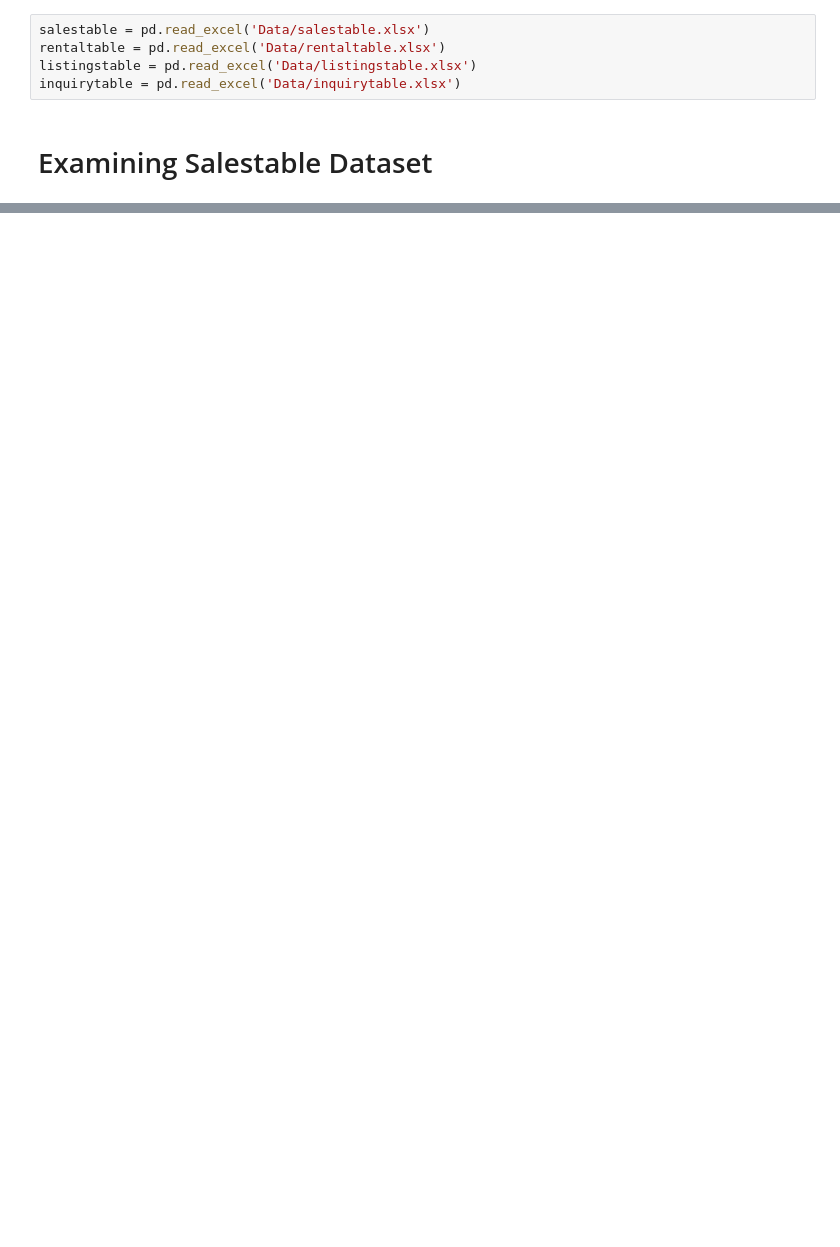
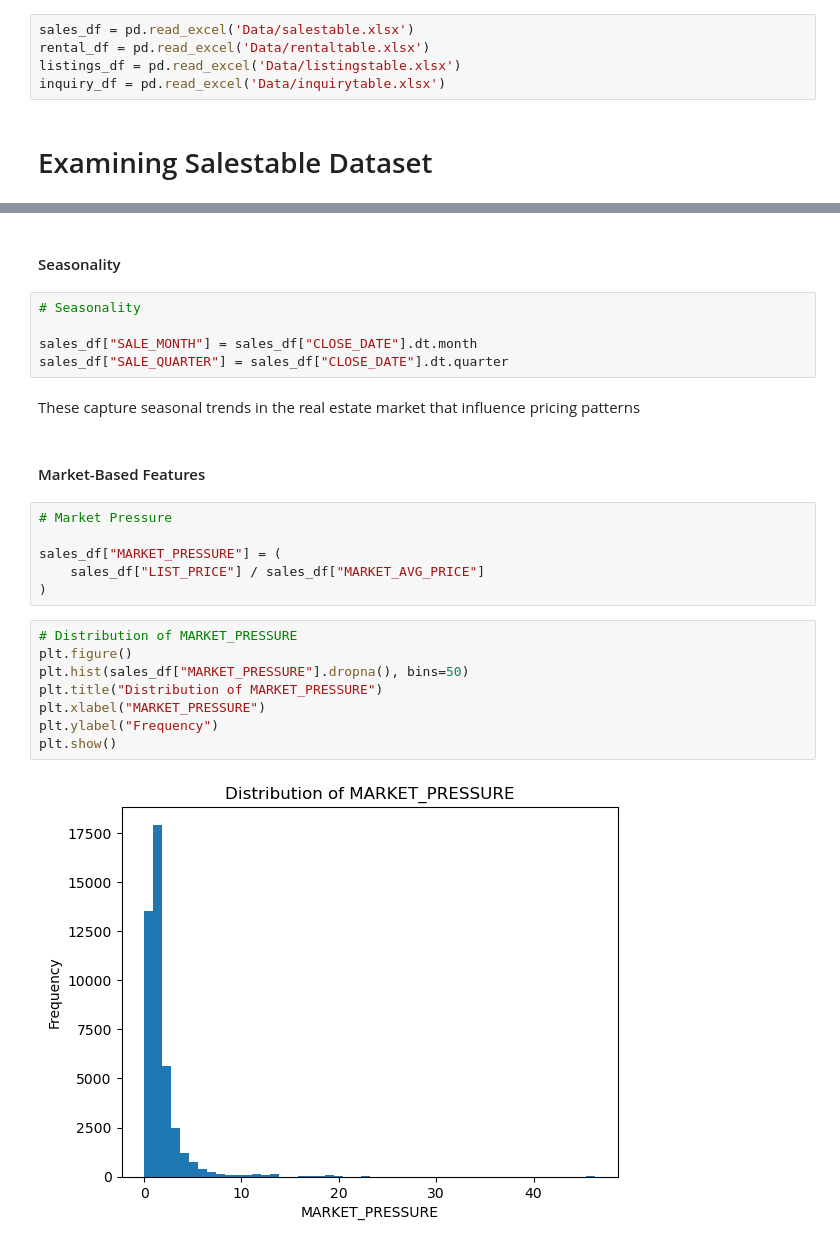
Before and after one commit to Etang-OJ/Bluestone_RealEstate, a Jupyter notebook: Bluestone_RealEstate.ipynb, the cells around one changed output, grey strips where cells are left out. Cells and saved outputs as stored; diff of their text form; blank space fills up the shorter version.

```diff
--- a/Bluestone_RealEstate.ipynb
+++ b/Bluestone_RealEstate.ipynb
@@ -47,10 +49,10 @@ warnings.filterwarnings("ignore", message="X does not have valid feature names")
 # %% [markdown]
 # Load Data into Notebook
 # %%
-salestable = pd.read_excel('Data/salestable.xlsx')
-rentaltable = pd.read_excel('Data/rentaltable.xlsx')
-listingstable = pd.read_excel('Data/listingstable.xlsx')
-inquirytable = pd.read_excel('Data/inquirytable.xlsx')
+sales_df = pd.read_excel('Data/salestable.xlsx')
+rental_df = pd.read_excel('Data/rentaltable.xlsx')
+listings_df = pd.read_excel('Data/listingstable.xlsx')
+inquiry_df = pd.read_excel('Data/inquirytable.xlsx')
 # %% [markdown]
 # Examining Salestable Dataset
 # %%
@@ -213,0 +110,27 @@ memory usage: 17.6+ MB
+# %% [markdown]
+#### Seasonality
+# %%
+# Seasonality
+
+sales_df["SALE_MONTH"] = sales_df["CLOSE_DATE"].dt.month
+sales_df["SALE_QUARTER"] = sales_df["CLOSE_DATE"].dt.quarter
+# %% [markdown]
+These capture seasonal trends in the real estate market that influence pricing patterns
+# %% [markdown]
+#### Market-Based Features
+# %%
+# Market Pressure
+
+sales_df["MARKET_PRESSURE"] = (
+    sales_df["LIST_PRICE"] / sales_df["MARKET_AVG_PRICE"]
+)
+# %%
+# Distribution of MARKET_PRESSURE
+plt.figure()
+plt.hist(sales_df["MARKET_PRESSURE"].dropna(), bins=50)
+plt.title("Distribution of MARKET_PRESSURE")
+plt.xlabel("MARKET_PRESSURE")
+plt.ylabel("Frequency")
+plt.show()
+# %% [output]
+[figure, added]
```
Also changed, not shown: parts of 43 cells of this notebook, 9 other files.
